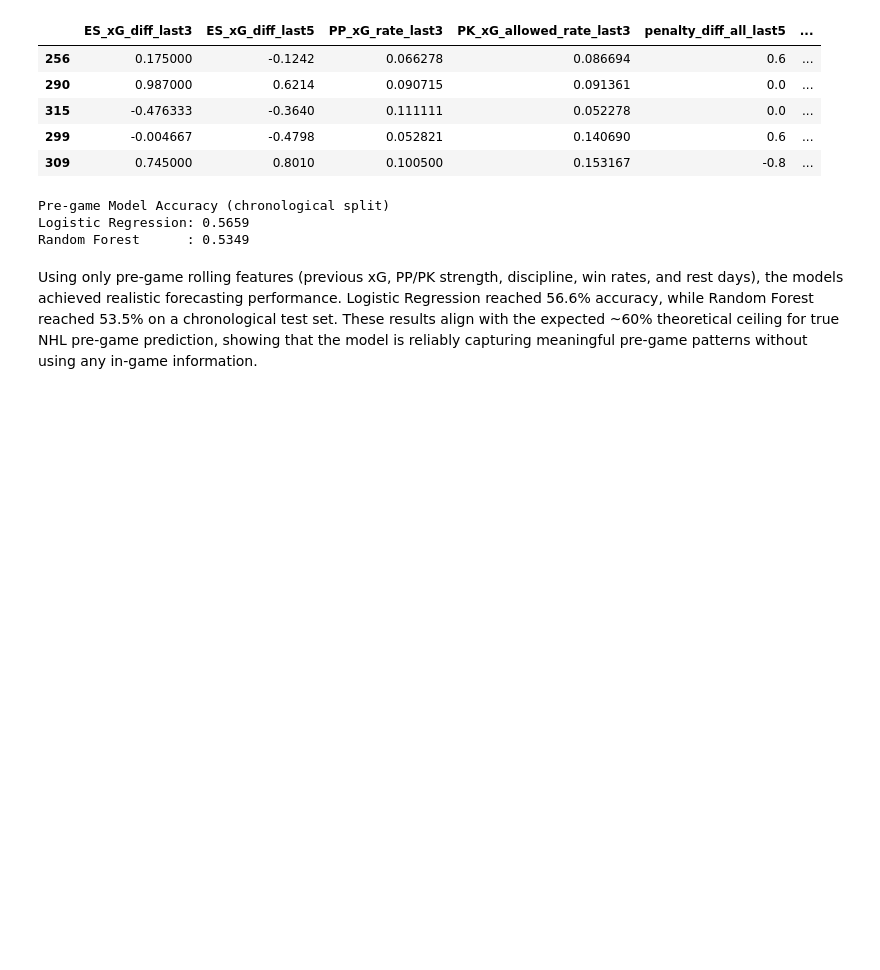
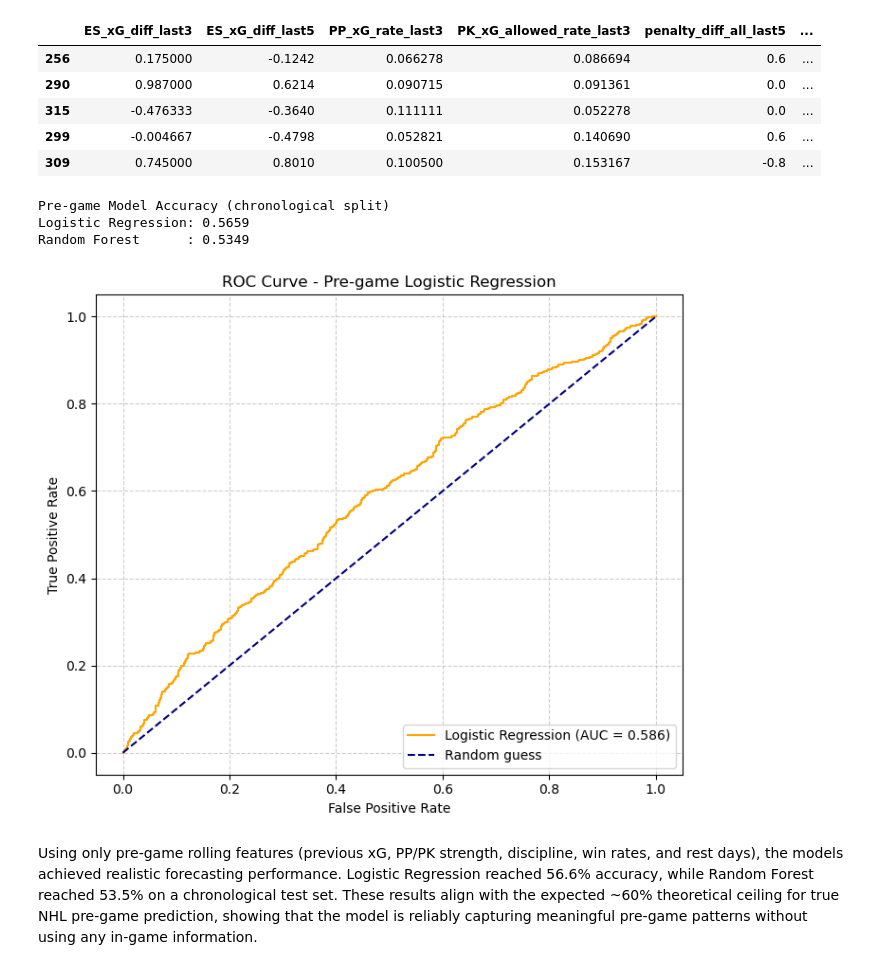
Before and after one commit to Rizzi7/NHL-Game-Prediction-CP322, a Jupyter notebook: notebooks/data_exploration.ipynb, the cells around one changed output. Saved outputs shown, nothing was run; the diff lists cells and outputs as text; code cells hidden in the pictures; blank space fills up the shorter version.

Commit message:
basic graphs implemented

```diff
--- a/notebooks/data_exploration.ipynb
+++ b/notebooks/data_exploration.ipynb
@@ -581,6 +581,28 @@ print(f"Random Forest      : {acc_pre_rf:.4f}")
 Pre-game Model Accuracy (chronological split)
 Logistic Regression: 0.5659
 Random Forest      : 0.5349
+# %%
+# Get predicted probabilities for the positive class (win = 1)
+y_pre_proba_log = log_pre.predict_proba(X_pre_test)[:, 1]
+
+# Compute ROC curve and AUC
+fpr, tpr, thresholds = roc_curve(y_pre_test, y_pre_proba_log)
+roc_auc = auc(fpr, tpr)
+
+# Plot ROC curve
+plt.figure(figsize=(7, 6))
+plt.plot(fpr, tpr, color="orange", label=f"Logistic Regression (AUC = {roc_auc:.3f})")
+plt.plot([0, 1], [0, 1], linestyle="--", color="navy", label="Random guess")
+
+plt.title("ROC Curve - Pre-game Logistic Regression")
+plt.legend(loc="lower right")
+plt.grid(True, linestyle="--", alpha=0.6)
+plt.xlabel("False Positive Rate")
+plt.ylabel("True Positive Rate")
+plt.tight_layout()
+plt.show()
+# %% [output]
+[figure, added]
 # %% [markdown]
 Using only pre-game rolling features (previous xG, PP/PK strength, discipline, win rates, and rest days), the models achieved realistic forecasting performance. Logistic Regression reached 56.6% accuracy, while Random Forest reached 53.5% on a chronological test set. These results align with the expected ~60% theoretical ceiling for true NHL pre-game prediction, showing that the model is reliably capturing meaningful pre-game patterns without using any in-game information.
 # %%
```
Also changed, not shown: parts of 2 cells of this notebook.
